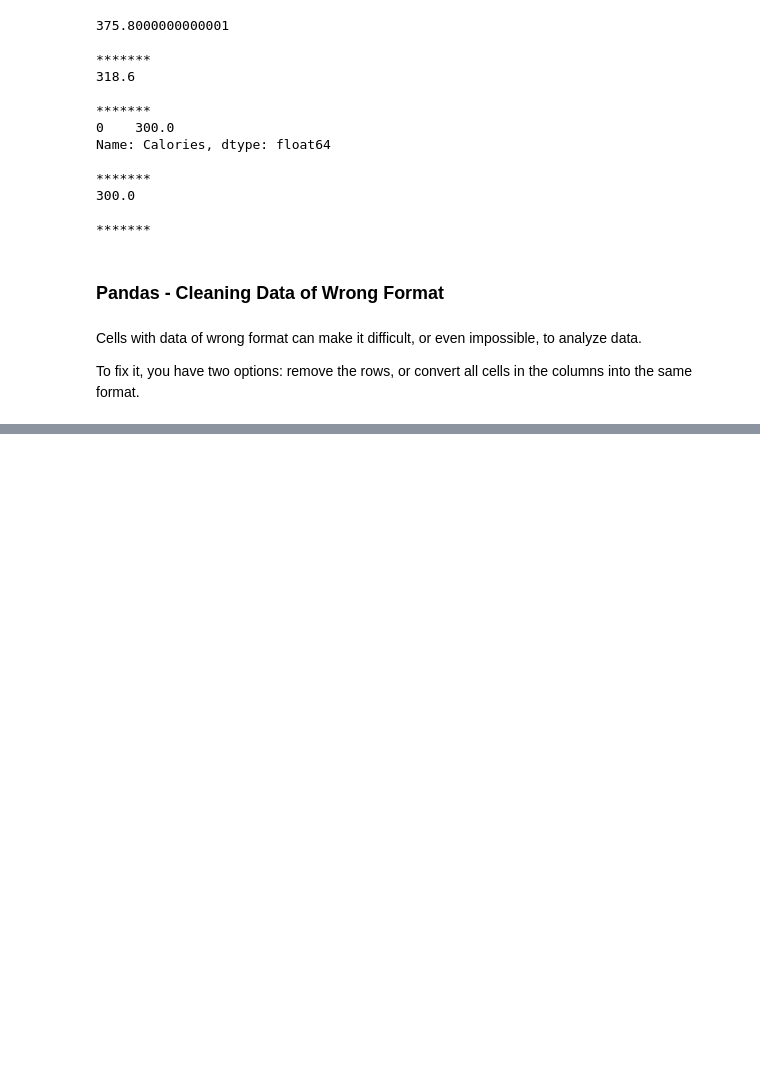
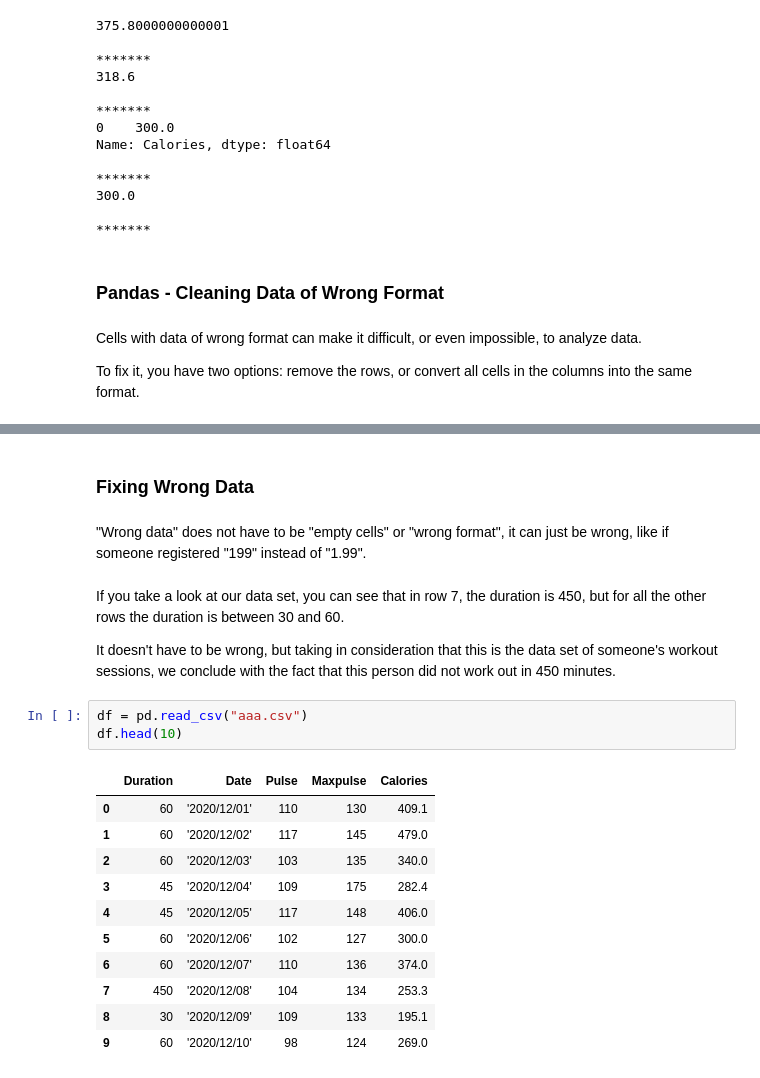
Before and after one commit to Erimsaholut/dataScience, a Jupyter notebook: pandas/Untitled1.ipynb, the cells around one changed output, grey strips where cells are left out. Saved outputs shown, nothing was run; the diff lists cells and outputs as text; blank space fills up the shorter version.

```diff
--- a/pandas/Untitled1.ipynb
+++ b/pandas/Untitled1.ipynb
@@ -410,0 +477,23 @@ To fix it, you have two options: remove the rows, or convert all cells in the co
+# %% [markdown]
+### Fixing Wrong Data
+# %% [markdown]
+"Wrong data" does not have to be "empty cells" or "wrong format", it can just be wrong, like if someone registered "199" instead of "1.99".
+# %% [markdown]
+If you take a look at our data set, you can see that in row 7, the duration is 450, but for all the other rows the duration is between 30 and 60.
+
+It doesn't have to be wrong, but taking in consideration that this is the data set of someone's workout sessions, we conclude with the fact that this person did not work out in 450 minutes.
+# %%
+df = pd.read_csv("aaa.csv")
+df.head(10)
+# %% [output]
+|  | Duration | Date | Pulse | Maxpulse | Calories |
+| 0 | 60 | '2020/12/01' | 110 | 130 | 409.1 |
+| 1 | 60 | '2020/12/02' | 117 | 145 | 479.0 |
+| 2 | 60 | '2020/12/03' | 103 | 135 | 340.0 |
+| 3 | 45 | '2020/12/04' | 109 | 175 | 282.4 |
+| 4 | 45 | '2020/12/05' | 117 | 148 | 406.0 |
+| 5 | 60 | '2020/12/06' | 102 | 127 | 300.0 |
+| 6 | 60 | '2020/12/07' | 110 | 136 | 374.0 |
+| 7 | 450 | '2020/12/08' | 104 | 134 | 253.3 |
+| 8 | 30 | '2020/12/09' | 109 | 133 | 195.1 |
+| 9 | 60 | '2020/12/10' | 98 | 124 | 269.0 |
```
Also changed, not shown: parts of 14 cells of this notebook, 4 other files.
